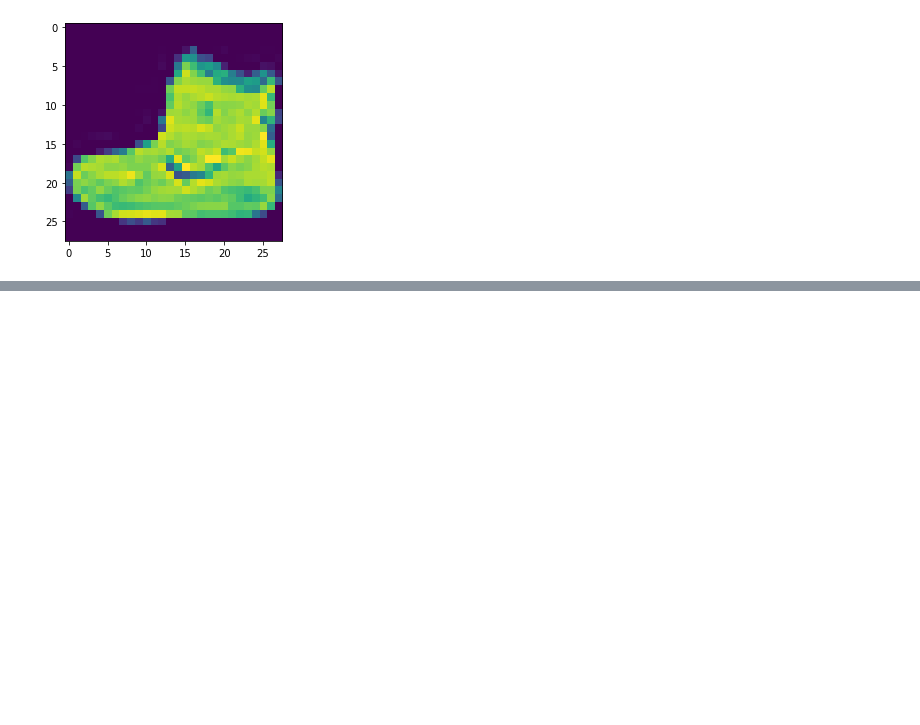
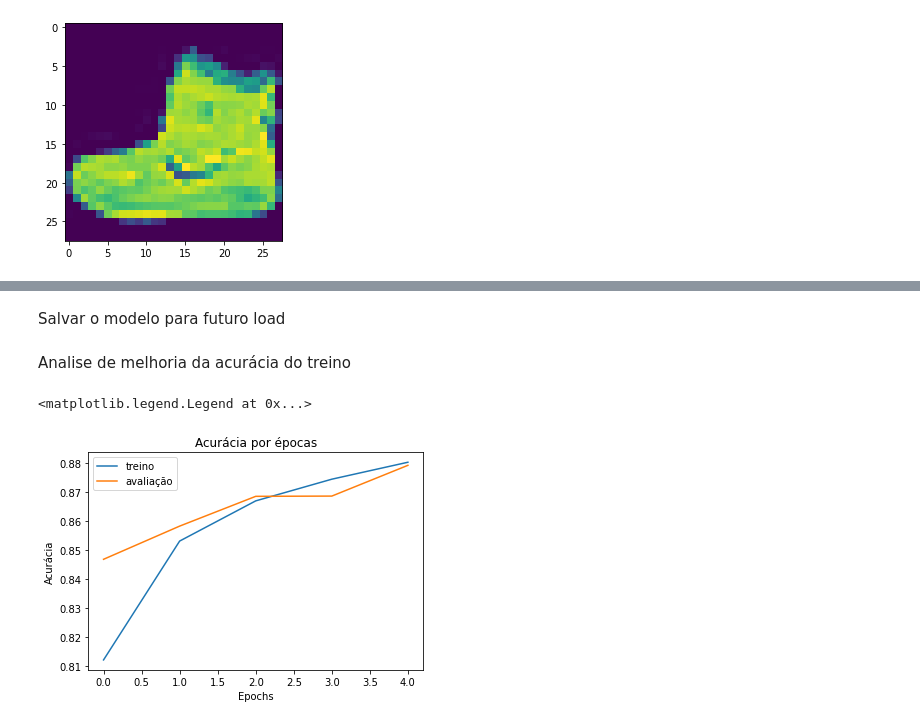
Before and after one commit to andremrezende/deep-learning, a Jupyter notebook: classificacao_roupas/classificacao_roupas.ipynb, the cells around one changed output, grey strips where cells are left out. Drawn from its saved outputs; the diff is of its cells as text; code cells hidden in the pictures; blank space fills up the shorter version.

```diff
--- a/classificacao_roupas/classificacao_roupas.ipynb
+++ b/classificacao_roupas/classificacao_roupas.ipynb
@@ -15,0 +34,27 @@ plt.imshow(imagens_treino[0])
+# %%
+#Diminuir perda com graduação entre 0 e 1 (Normalização)
+imagens_treino = imagens_treino / 255.0
+modelo = keras.Sequential([
+                           # Achatamento para uma única dimensão (Camada 0)
+                           keras.layers.Flatten(input_shape=(28,28)),
+
+                           # Camada densa, interessante sempre colocar múltiplo de 2 (Camada 1)
+                           keras.layers.Dense(256, activation=tensorflow.nn.relu),
+
+                           keras.layers.Dropout(0.2),
+
+                           # Capta mais que somente o contorno
+                           #keras.layers.Dense(128, activation=tensorflow.nn.relu),
+
+                           # Capta mais que somente o contorno
+                           #keras.layers.Dense(64, activation=tensorflow.nn.relu),
+
+                           #Saída (Camada 2)
+                           keras.layers.Dense(10, activation=tensorflow.nn.softmax)
+                           ])
+
+modelo.compile(optimizer='adam',
+ #Entropia categorica cruzada esparsa
+ loss='sparse_categorical_crossentropy',
+ metrics=['accuracy'])
+historico = modelo.fit(imagens_treino, identificacoes_treino, epochs=5, validation_split=0.2)
@@ -15,0 +72,2 @@ plt.imshow(imagens_treino[0])
+# %% [markdown]
+Salvar o modelo para futuro load
@@ -15,0 +80,13 @@ plt.imshow(imagens_treino[0])
+# %% [markdown]
+Analise de melhoria da acurácia do treino
+# %%
+plt.plot(historico.history['accuracy'])
+plt.plot(historico.history['val_accuracy'])
+plt.title('Acurácia por épocas')
+plt.xlabel('Epochs')
+plt.ylabel('Acurácia')
+plt.yscale('linear')
+plt.legend(['treino', 'avaliação'])
+# %% [output]
+<matplotlib.legend.Legend at 0x...>
+[figure, added]
```
Also changed, not shown: parts of 14 cells of this notebook.
